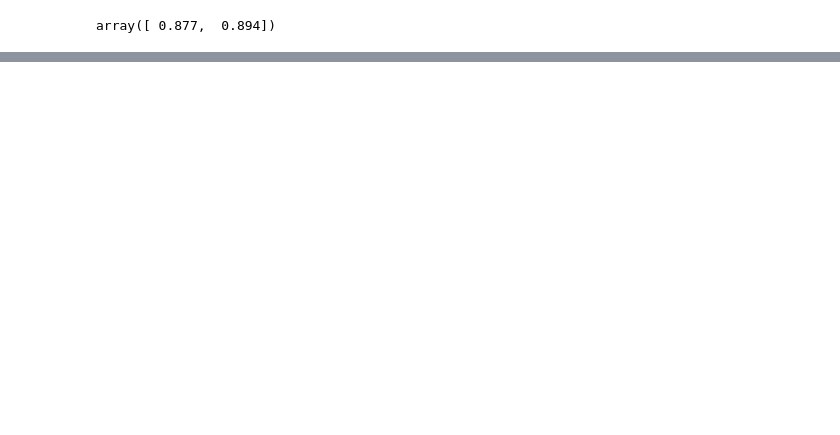
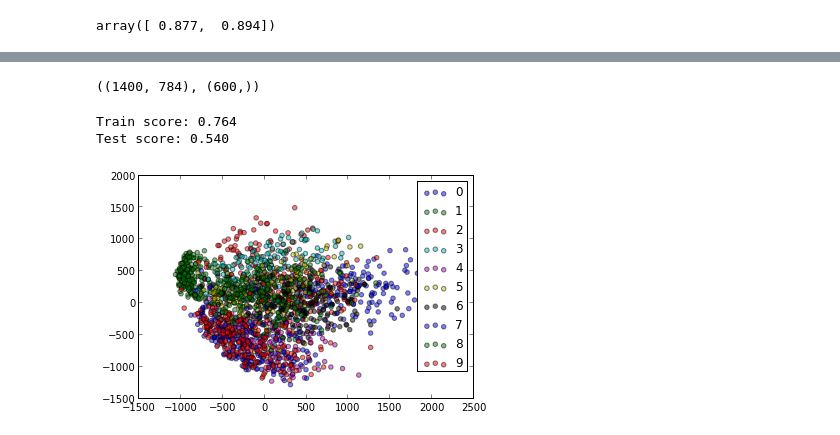
Before and after one commit to ageek/pynotebooks, a Jupyter notebook: kaggle - digits classification.ipynb, the cells around one changed output, grey strips where cells are left out. Cells and saved outputs as stored; diff of their text form; code cells hidden in the pictures; blank space fills up the shorter version.

```diff
--- a/kaggle - digits classification.ipynb
+++ b/kaggle - digits classification.ipynb
@@ -117,0 +139,7 @@ from sklearn.neighbors import KNeighborsClassifier
+# %%
+from pprint import pprint
+svc_params = {
+    'C': np.logspace(-1, 2, 4),
+    'gamma': np.logspace(-4, 0, 5),
+}
+pprint(svc_params)
@@ -117,0 +157,4 @@ from sklearn.neighbors import KNeighborsClassifier
+# %%
+gs_svc =GridSearchCV(svm.SVC(), svc_params, cv=5)
+# %%
+gs_svc.fit(X,y)
@@ -117,0 +196,17 @@ from sklearn.neighbors import KNeighborsClassifier
+# %%
+X_train.shape, y_test.shape
+# %% [output]
+((1400, 784), (600,))
+# %%
+from sklearn.preprocessing import StandardScaler
+
+scaler = StandardScaler()
+X_train_scaled = scaler.fit_transform(X_train)
+X_test_scaled = scaler.transform(X_test)
+
+clf = svm.SVC().fit(X_train_scaled, y_train)  # Look Ma'! Default params!
+print("Train score: {0:.3f}".format(clf.score(X_train_scaled, y_train)))
+print("Test score: {0:.3f}".format(clf.score(X_test_scaled, y_test)))
+# %% [output]
+Train score: 0.764
+Test score: 0.540
@@ -117,0 +216,10 @@ from sklearn.neighbors import KNeighborsClassifier
+# %%
+X_pca =  RandomizedPCA(n_components=2).fit_transform(X)
+# %%
+from itertools import cycle
+colors = ['b', 'g', 'r', 'c', 'm', 'y', 'k']
+for i, c in zip(np.unique(y), cycle(colors)):
+    pl.scatter(X_pca[y==i,0], X_pca[y==i,1], label=str(i), c=c, alpha=.5)
+    pl.legend(loc='upper right')
+# %% [output]
+[figure, added]
```
Also changed, not shown: parts of 24 cells of this notebook.
